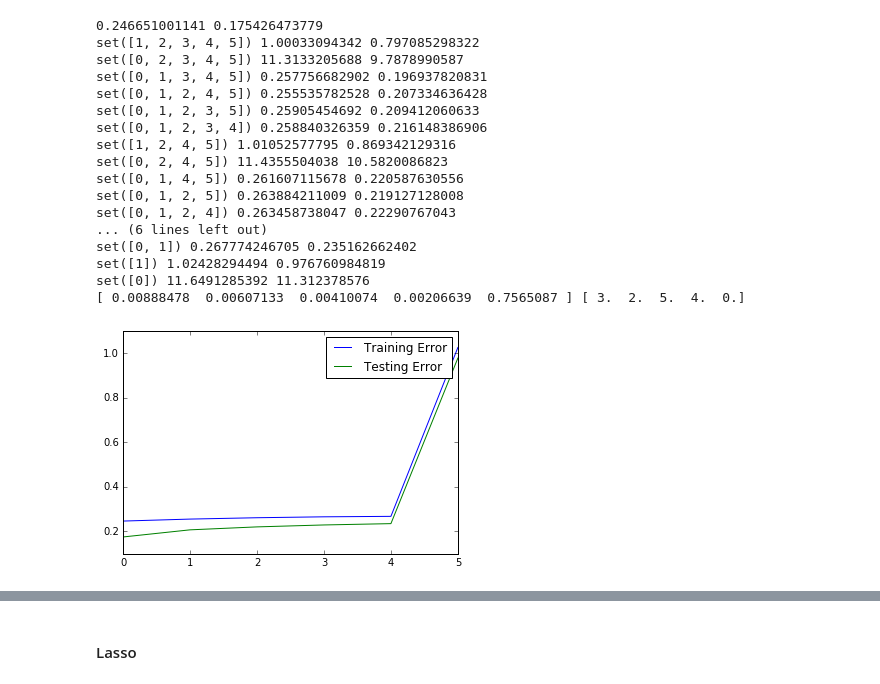
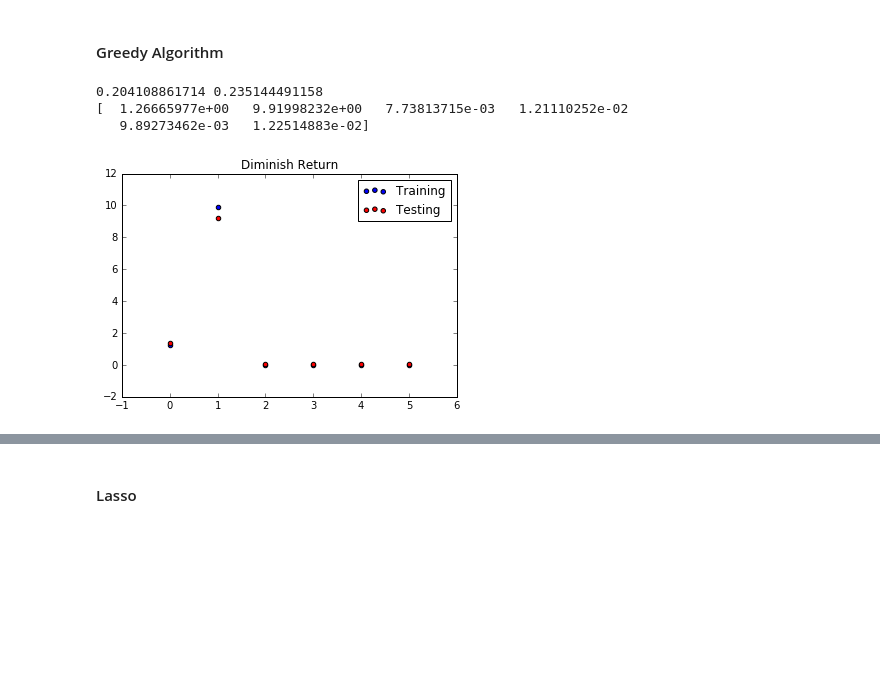
Before and after one commit to jtwangac/AM221_project, a Jupyter notebook: exp_discrete.ipynb, the cells around one changed output, grey strips where cells are left out. Saved outputs shown, nothing was run; the diff lists cells and outputs as text; code cells hidden in the pictures; blank space fills up the shorter version.

```diff
--- a/exp_discrete.ipynb
+++ b/exp_discrete.ipynb
@@ -106,6 +0,0 @@ inds = list(product([0,1],repeat=4))
-# %%
-# introducint product terms
-X = np.copy(D[:,:4])
-for i in inds:
-    Xprod = np.prod(D[:,np.nonzero(np.array(i))[0]],axis=1)
-    X = np.hstack([X,(D[:,-1]*Xprod).reshape(-1,1)])
@@ -141,11 +0,0 @@ from sklearn import linear_model
-# %%
-alphas = np.linspace(0.01,0.5,10)
-train_err = []
-test_err = []
-coeffs = []
-for a in alphas:
-    model = linear_model.Lasso(alpha=a)
-    model.fit(train_X,train_y)
-    train_err.append(np.mean((model.predict(train_X)-train_y)**2))
-    test_err.append(np.mean((model.predict(test_X)-test_y)**2))
-    coeffs.append(model.coef_)
@@ -185,3 +84,5 @@ X_1,X_2 are related dependent variables
+# %% [markdown]
+#### Greedy Algorithm
 # %%
 # Data generation
 # Xi ~ Ber(n,pi)
@@ -224,50 +125,23 @@ def lr(features,train_X,train_y,test_X,test_y):
 # %%
 train_r = np.zeros(6)
 test_r = np.zeros(6)
-r = np.zeros(5)
 feature_set = set(np.arange(6))
 train_err,test_err=lr(feature_set,train_X,train_y,test_X,test_y)
 print train_err,test_err
-train_r[0] = train_err
-test_r[0] = test_err
-removed = np.zeros(5)
-for i in range(5):
-    dr = 100
-    f = 0
-    for s in feature_set:
-        feature_set.remove(s)
-        train_err,test_err=lr(feature_set,train_X,train_y,test_X,test_y)
-        print feature_set,train_err,test_err
-        if train_err-train_r[i]<dr:
-            dr = train_err-train_r[i]
-            train_r[i+1] = train_err
-            test_r[i+1] = test_err
-            f = s;
-        feature_set.add(s)
-    r[i] = train_r[i+1]-train_r[i]
-    feature_set.remove(f)
-    removed[i]=f
-print r,removed
-plt.plot(np.arange(6),train_r,label='Training Error')
-plt.plot(np.arange(6),test_r,label = 'Testing Error')
+for i,s in enumerate(feature_set):
+    feature_set.remove(s)
+    train_err1,test_err1=lr(feature_set,train_X,train_y,test_X,test_y)
+    train_r[i] = train_err1-train_err
+    test_r[i] = test_err1-test_err
+    feature_set.add(s)
+print train_r
+plt.scatter(np.arange(6),train_r,label='Training')
+plt.scatter(np.arange(6),test_r,label = 'Testing',c = 'red')
+plt.title('Diminish Return')
 plt.legend()
 plt.show()
 # %% [output]
-0.246651001141 0.175426473779
-set([1, 2, 3, 4, 5]) 1.00033094342 0.797085298322
-set([0, 2, 3, 4, 5]) 11.3133205688 9.7878990587
-set([0, 1, 3, 4, 5]) 0.257756682902 0.196937820831
-set([0, 1, 2, 4, 5]) 0.255535782528 0.207334636428
-set([0, 1, 2, 3, 5]) 0.25905454692 0.209412060633
-set([0, 1, 2, 3, 4]) 0.258840326359 0.216148386906
-set([1, 2, 4, 5]) 1.01052577795 0.869342129316
-set([0, 2, 4, 5]) 11.4355504038 10.5820086823
-set([0, 1, 4, 5]) 0.261607115678 0.220587630556
-set([0, 1, 2, 5]) 0.263884211009 0.219127128008
-set([0, 1, 2, 4]) 0.263458738047 0.22290767043
-... (6 lines left out)
-set([0, 1]) 0.267774246705 0.235162662402
-set([1]) 1.02428294494 0.976760984819
-set([0]) 11.6491285392 11.312378576
-[ 0.00888478  0.00607133  0.00410074  0.00206639  0.7565087 ] [ 3.  2.  5.  4.  0.]
+0.204108861714 0.235144491158
+[  1.26665977e+00   9.91998232e+00   7.73813715e-03   1.21110252e-02
+   9.89273462e-03   1.22514883e-02]
-[figure, old version]
+[figure, new version]
```
Also changed, not shown: parts of 33 cells of this notebook, 1 other file.
